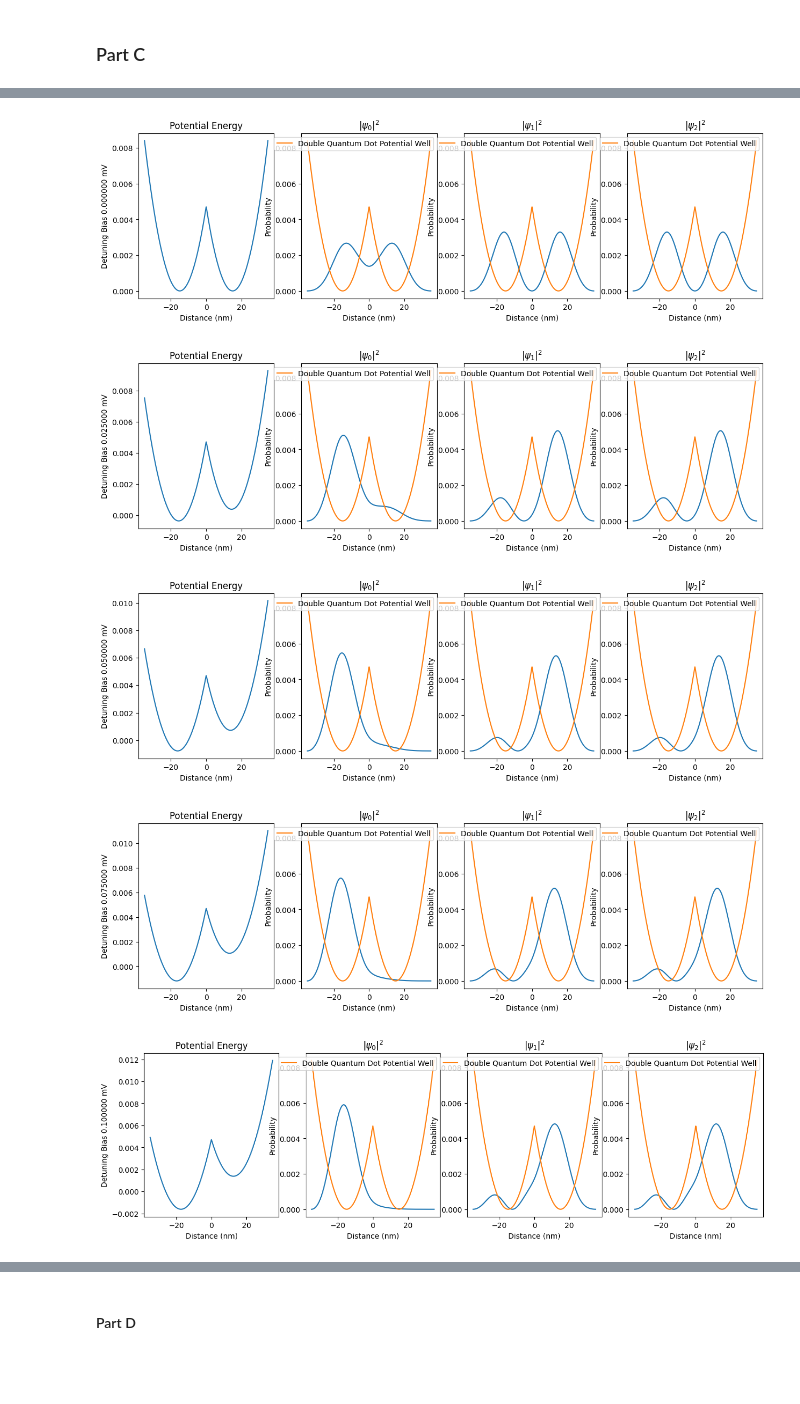
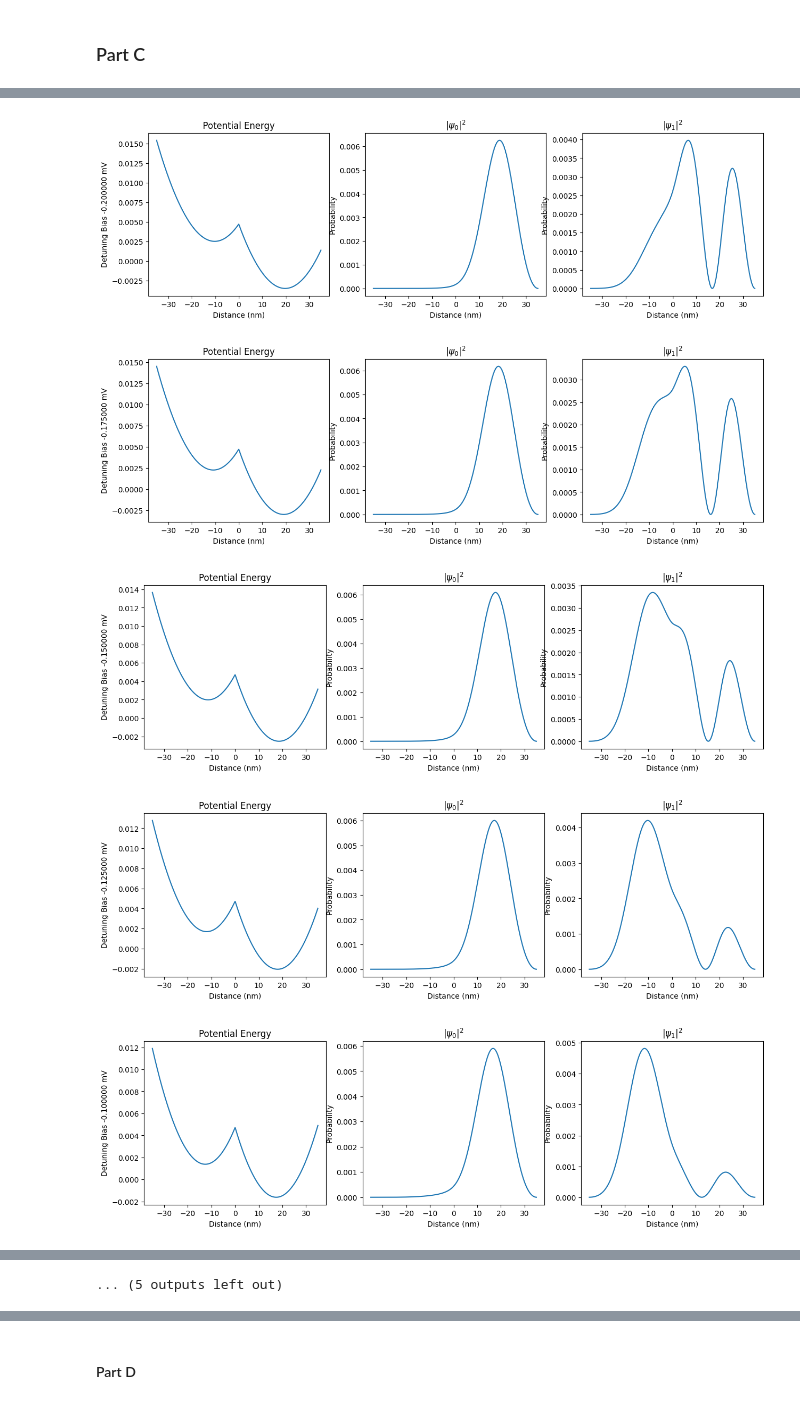
Before and after one commit to RoyZhenLongLim/PHYS3112, a Jupyter notebook: CE/ComputationalEssay.ipynb, the cells around one changed output, grey strips where cells are left out. Saved outputs shown, nothing was run; the diff lists cells and outputs as text; code cells hidden in the pictures; blank space fills up the shorter version.

```diff
--- a/CE/ComputationalEssay.ipynb
+++ b/CE/ComputationalEssay.ipynb
@@ -250,4 +315,9 @@ def plot_graph_x(x, y, xlabel, ylabel, title, axis=None):
         plt.xlabel(xlabel)
         plt.ylabel(ylabel)
         plt.title(title)
+# %%
+def get_first_two_states(x1, x2):
+    U = np.array([VDQD(alpha, x1, x2, x) for x in X])
+    W, V = compute_eigenvalue_eigenstates(U)
+    return W[1], W[0], V[:, 1], V[:, 0]
 # %%
@@ -291,0 +374,19 @@ plot_graph(separation, energy_difference, 'Distance (nm)', 'Energy Gap (meV)', '
+# %%
+plot_graph(separation, energy_difference, 'Distance (nm)', 'Energy Gap (meV)', 'Energy Gap as function of Separation')
+# Plotting Strong Interaction R = 5nm
+E1, E0, V1, V0 = get_first_two_states(2.5, -2.5)
+_, axes1 = plt.subplots(1, 3, figsize=(15, 4))
+Psi0 = np.multiply(V0, V0)
+Psi1 = np.multiply(V1, V1)
+plot_graph(X, U, 'Distance (nm)', 'Potential Energy (eV)', r'Potential Energy (Strong Interaction)', axes1[0])
+plot_graph(X, Psi0, 'Distance (nm)', 'Probability', r'$|\psi_0|^2$', axes1[1])
+plot_graph(X, Psi1, 'Distance (nm)', 'Probability', r'$|\psi_1|^2$', axes1[2])
+
+# Plotting Weak Interaction R = 40 nm
+E1, E0, V1, V0 = get_first_two_states(20, -20)
+_, axes0 = plt.subplots(1, 3, figsize=(15, 4))
+Psi0 = np.multiply(V0, V0)
+Psi1 = np.multiply(V1, V1)
+plot_graph(X, U, 'Distance (nm)', 'Potential Energy (eV)', r'Potential Energy (Weak Interaction)', axes0[0])
+plot_graph(X, Psi0, 'Distance (nm)', 'Probability', r'$|\psi_0|^2$', axes0[1])
+plot_graph(X, Psi1, 'Distance (nm)', 'Probability', r'$|\psi_1|^2$', axes0[2])
@@ -292,32 +411,27 @@ plot_graph(separation, energy_difference, 'Distance (nm)', 'Energy Gap (meV)', '
 # %%
 # Plotting how wave function and potential changes with detuning bias F
+# Range is between -0.2 mV or 0.2mV
 x1, x2 = 15, -15
-FArray = np.arange(0, 20.1, 2.5) * 1e-5
+FArray = np.arange(-20, 20.1, 2.5) * 1e-5
 eigen1 = np.array([])
 eigen2 = np.array([])
 
 for F in FArray:
     U = np.array([VF(alpha, F, x1, x2, x) for x in X])
     W, V = compute_eigenvalue_eigenstates(U)
     eigen1 = np.append(eigen1, W[0])
     eigen2 = np.append(eigen2, W[1])
-    fig, axes = plt.subplots(1, 4, figsize=(15, 4))
+    fig, axes = plt.subplots(1, 3, figsize=(15, 4))
     Psi0 = np.multiply(V[:, 0], V[:, 0])
     Psi1 = np.multiply(V[:, 1], V[:, 1])
     plot_graph(X, U, 'Distance (nm)', f'Detuning Bias {F / 1e-3 :2F} mV', r'Potential Energy', axes[0])
     plot_graph(X, Psi0, 'Distance (nm)', 'Probability', r'$|\psi_0|^2$', axes[1])
     plot_graph(X, Psi1, 'Distance (nm)', 'Probability', r'$|\psi_1|^2$', axes[2])
-    plot_graph(X, Psi1, 'Distance (nm)', 'Probability', r'$|\psi_2|^2$', axes[3])
-    axes[1].plot(X, np.array([VDQD(alpha, x1, x2, x) for x in X]), label='Double Quantum Dot Potential Well')
-    axes[2].plot(X, np.array([VDQD(alpha, x1, x2, x) for x in X]), label='Double Quantum Dot Potential Well')
-    axes[3].plot(X, np.array([VDQD(alpha, x1, x2, x) for x in X]), label='Double Quantum Dot Potential Well')
-    axes[1].legend()
-    axes[2].legend()
-    axes[3].legend()
     plt.show()
+    # Starts from -0.2 mV to
 # %% [output]
-[figure, old version]
+[figure, new version]
-[figure, old version]
+[figure, new version]
-[figure, old version]
+[figure, new version]
-[figure, old version]
+[figure, new version]
-[figure, old version]
+[figure, new version]
@@ -328 +445,2 @@ for F in FArray:
+... (5 outputs left out)
 # %%
```
Also changed, not shown: parts of 29 cells of this notebook.
